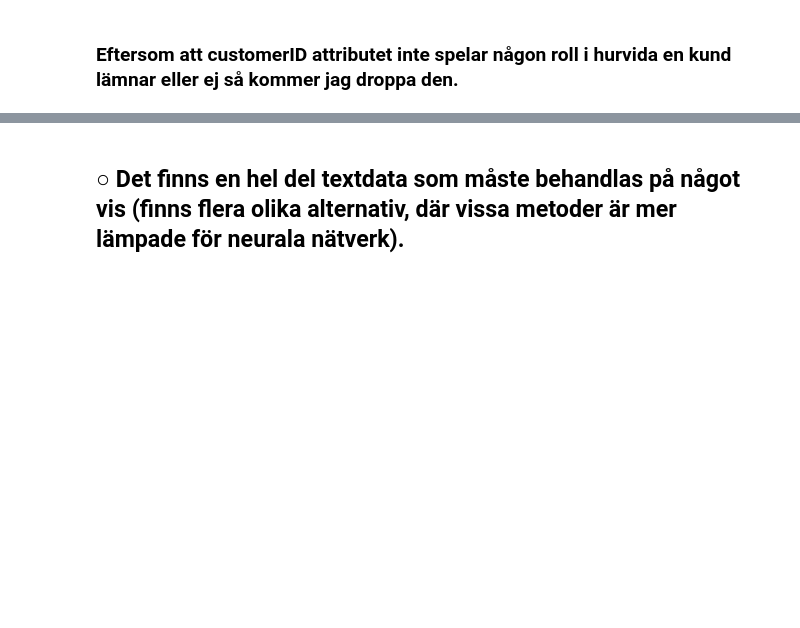
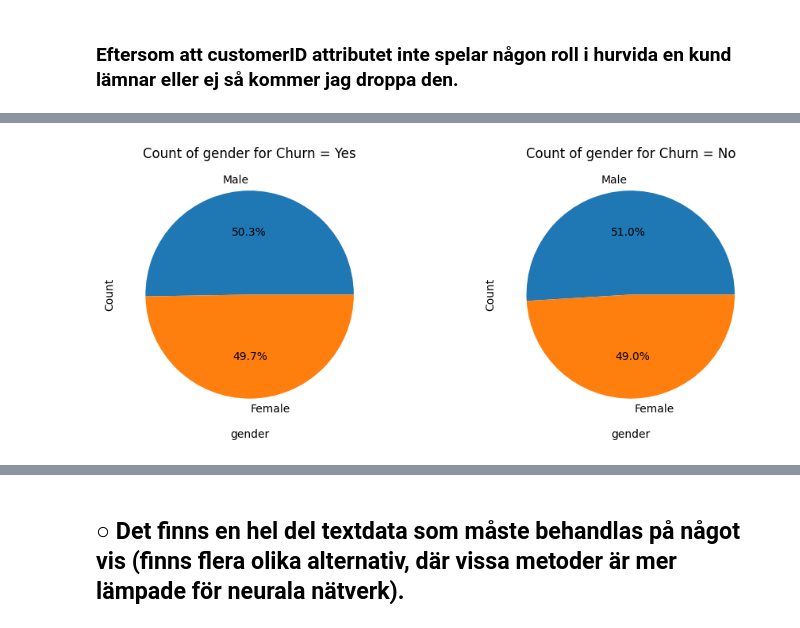
Before and after one commit to niclas-svanstrom/MachineLearning-SchoolProjects, a Jupyter notebook: niclas_svanström_nn.ipynb, the cells around one changed output, grey strips where cells are left out. Saved outputs shown, nothing was run; the diff lists cells and outputs as text; code cells hidden in the pictures; blank space fills up the shorter version.

```diff
--- a/niclas_svanström_nn.ipynb
+++ b/niclas_svanström_nn.ipynb
@@ -78,5 +78,5 @@ train_df.head()
 # %% [markdown]
 ### Eftersom att customerID attributet inte spelar någon roll i hurvida en kund lämnar eller ej så kommer jag droppa den.
 # %%
-train_df = train_df.drop(columns='customerID')
-test_df = test_df.drop(columns='customerID')
+train_df = train_df.drop(columns=['customerID'])
+test_df = test_df.drop(columns=['customerID'])
@@ -82,0 +85,21 @@ test_df = test_df.drop(columns='customerID')
+# %%
+def plot_difference_in_yes_or_no(column):
+    churn_yes_counts = train_df[train_df['Churn']=='Yes'][column].value_counts()
+    churn_no_counts = train_df[train_df['Churn']=='No'][column].value_counts()
+    fig, ax = plt.subplots(1, 2, figsize=(10, 4))
+    ax[0].pie(churn_yes_counts.values, labels=churn_yes_counts.index, autopct='%1.1f%%')
+    ax[0].set_xlabel(column)
+    ax[0].set_ylabel('Count')
+    ax[0].set_title(f'Count of {column} for Churn = Yes')
+
+    ax[1].pie(churn_no_counts.values, labels=churn_no_counts.index, autopct='%1.1f%%')
+    ax[1].set_xlabel(column)
+    ax[1].set_ylabel('Count')
+    ax[1].set_title(f'Count of {column} for Churn = No')
+
+    plt.tight_layout()
+    plt.show()
+# %%
+plot_difference_in_yes_or_no(train_df.columns[0])
+# %% [output]
+[figure, added]
```
Also changed, not shown: parts of 68 cells of this notebook.
